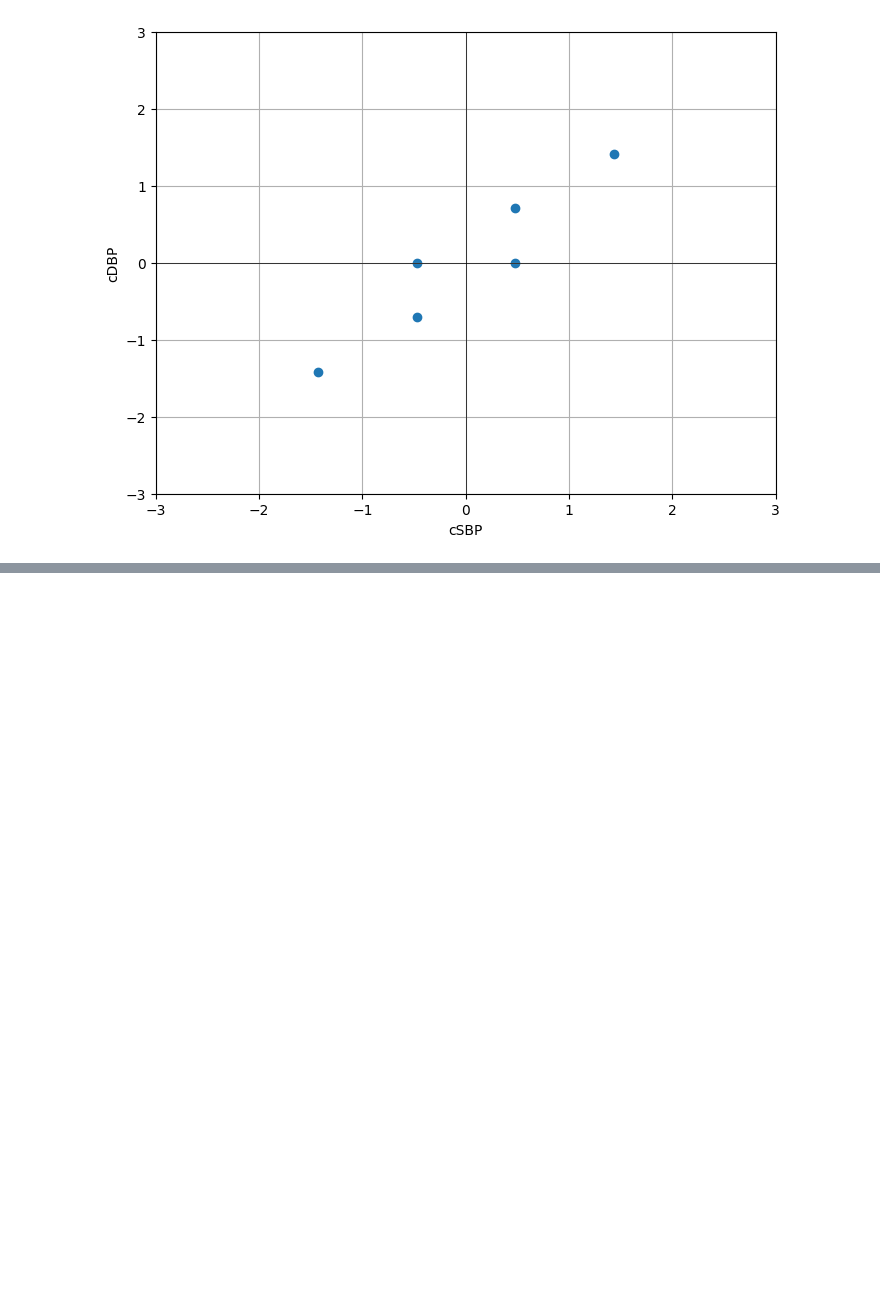
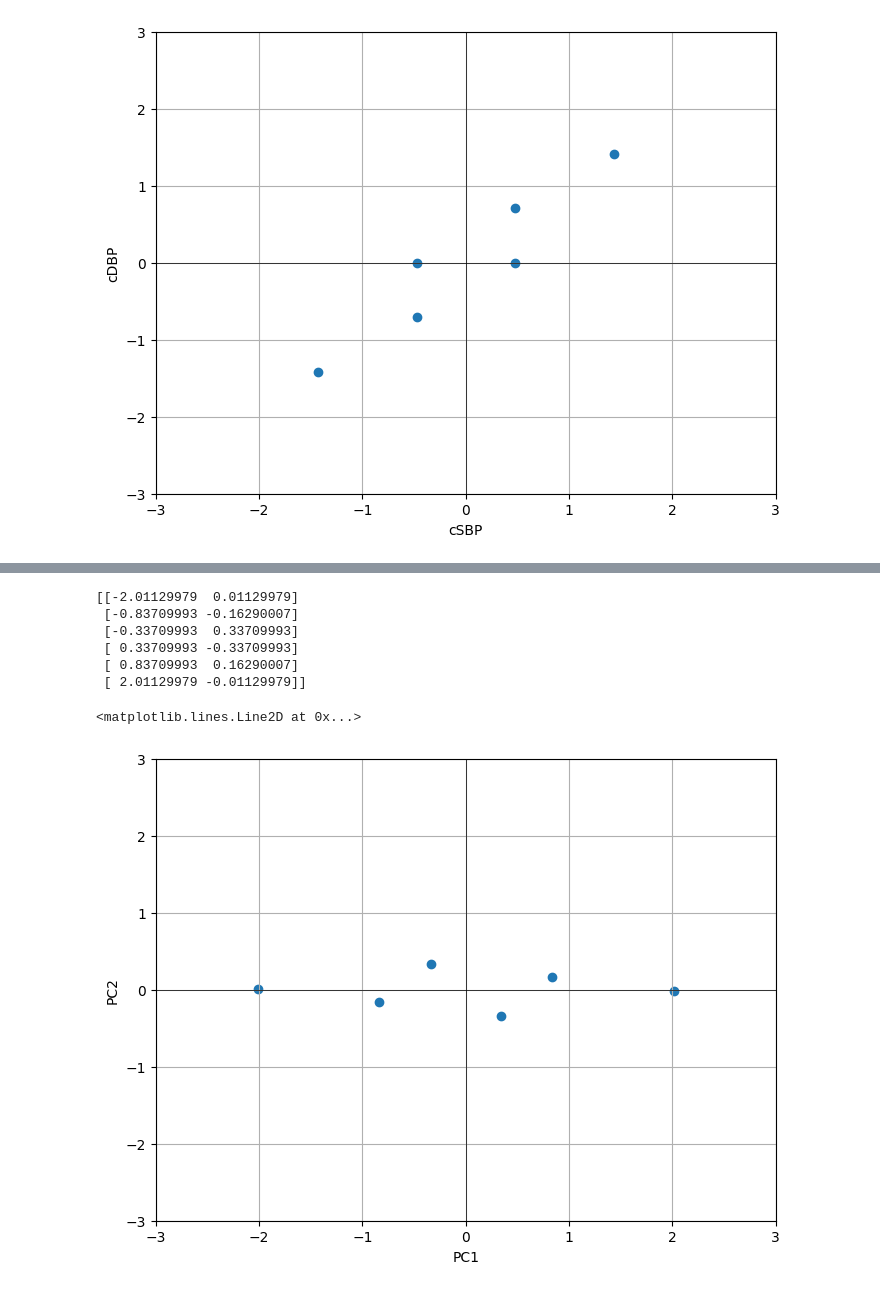
Before and after one commit to LUKIS123/MTSM-Metody-redukcji-i-selekcji, a Jupyter notebook: pca_example.ipynb, the cells around one changed output, grey strips where cells are left out. Saved outputs shown, nothing was run; the diff lists cells and outputs as text; code cells hidden in the pictures; blank space fills up the shorter version.

```diff
--- a/pca_example.ipynb
+++ b/pca_example.ipynb
@@ -68,0 +137,31 @@ plt.axvline(0, color='black', linewidth=0.5)
+# %%
+eigen_vectors = np.array([v1, v2])
+normalized_matrix = normalized_df.to_numpy()
+
+D = np.dot(normalized_matrix, eigen_vectors)
+print(D)
+# %% [output]
+[[-2.01129979  0.01129979]
+ [-0.83709993 -0.16290007]
+ [-0.33709993  0.33709993]
+ [ 0.33709993 -0.33709993]
+ [ 0.83709993  0.16290007]
+ [ 2.01129979 -0.01129979]]
+# %%
+plt.figure(figsize=(8, 6))
+plt.scatter(D[:, 0],
+            D[:, 1],
+            cmap='plasma')
+plt.xlabel('PC1')
+plt.ylabel('PC2')
+
+plt.xlim(-3, 3)
+plt.ylim(-3, 3)
+
+plt.grid(True)
+
+plt.axhline(0, color='black', linewidth=0.5)
+plt.axvline(0, color='black', linewidth=0.5)
+# %% [output]
+<matplotlib.lines.Line2D at 0x...>
+[figure, added]
```
Also changed, not shown: parts of 7 cells of this notebook, 1 other file.
